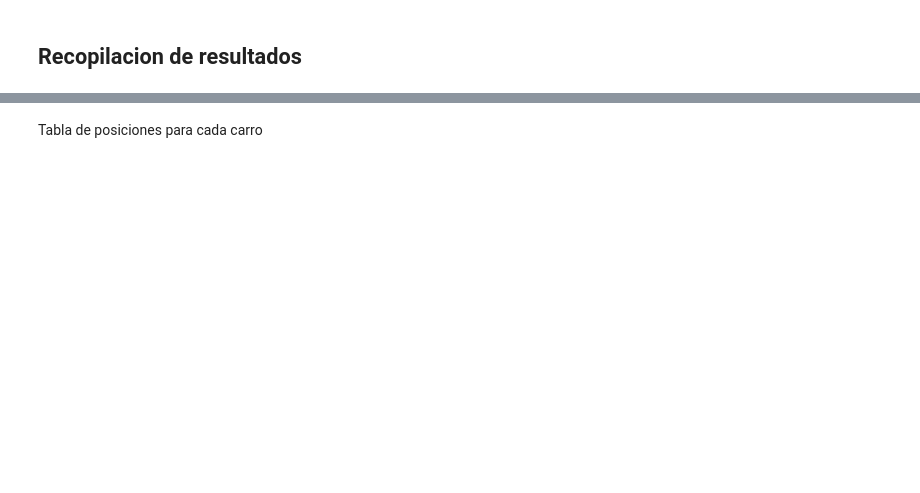
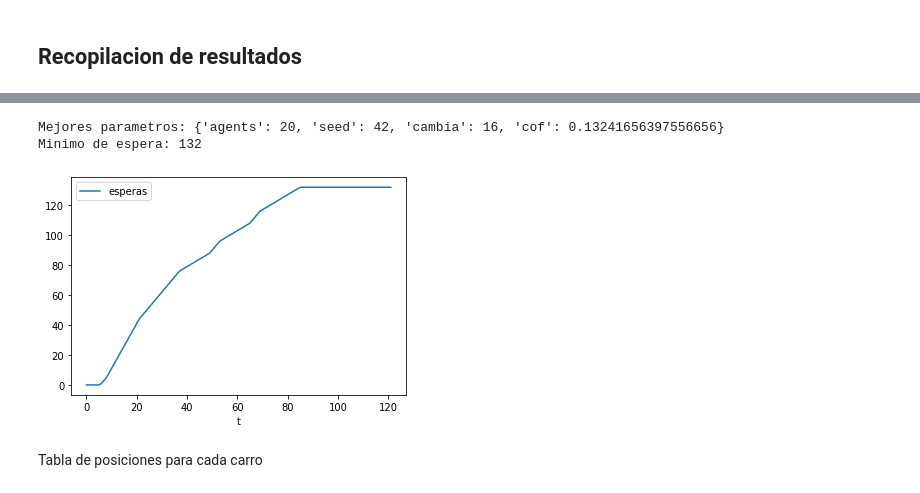
Before and after one commit to Danielema2000/Multiagentes-cruce-de-calles, a Jupyter notebook: Modelo.ipynb, the cells around one changed output, grey strips where cells are left out. Cells and saved outputs as stored; diff of their text form; code cells hidden in the pictures; blank space fills up the shorter version.

```diff
--- a/Modelo.ipynb
+++ b/Modelo.ipynb
@@ -270,3 +323,14 @@ results.info
+# %%
+print("Mejores parametros:",bestParameters)
+print("Minimo de espera:",bestEsperado)
+# %% [output]
+Mejores parametros: {'agents': 20, 'seed': 42, 'cambia': 16, 'cof': 0.13241656397556656}
+Minimo de espera: 132
+# %%
+data = bestResults.variables.StreetModel
+ax = data.plot()
+# %% [output]
+[figure, added]
 # %% [markdown]
 Tabla de posiciones para cada carro
 # %%
```
Also changed, not shown: parts of 18 cells of this notebook, 2 other files.
